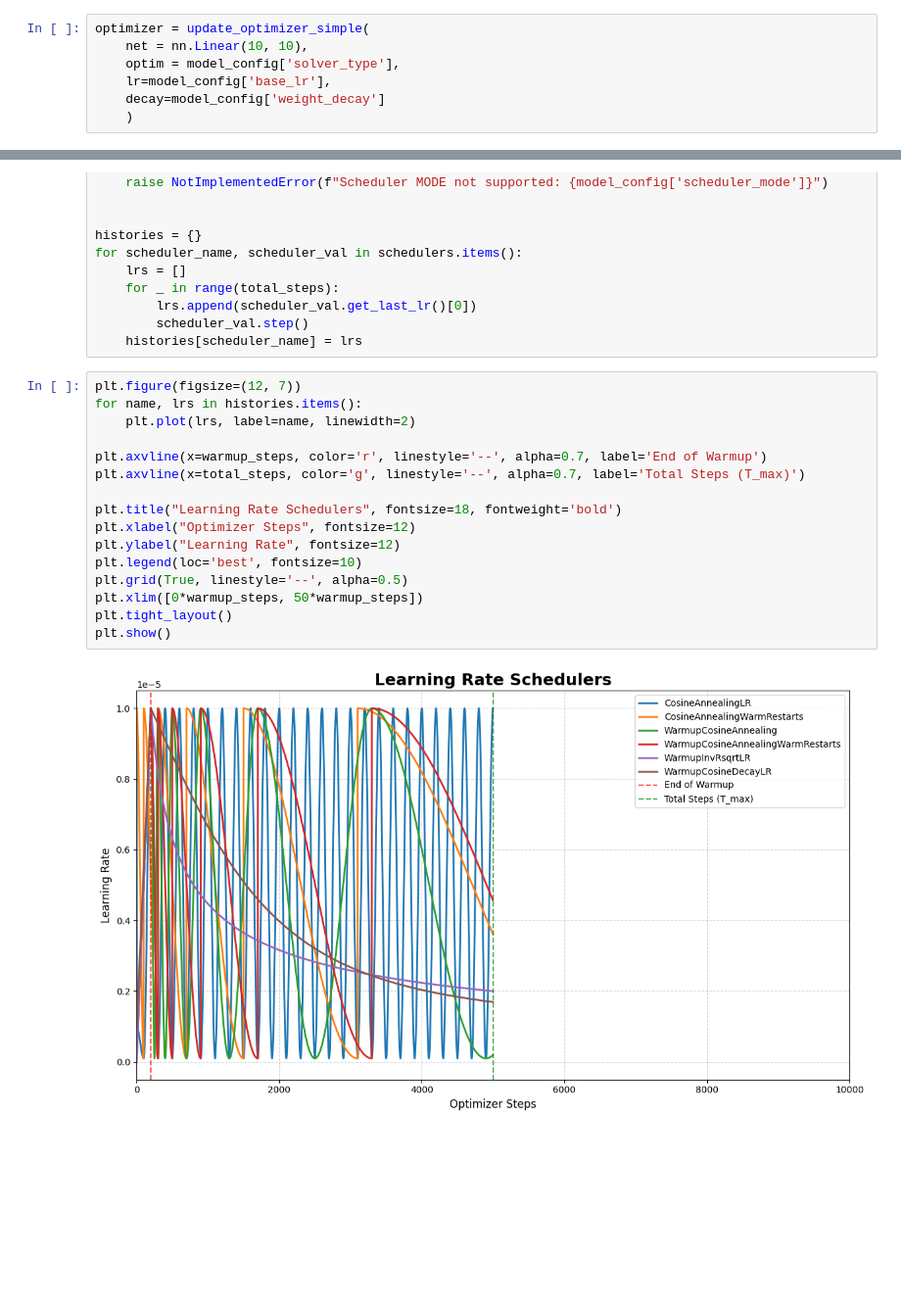
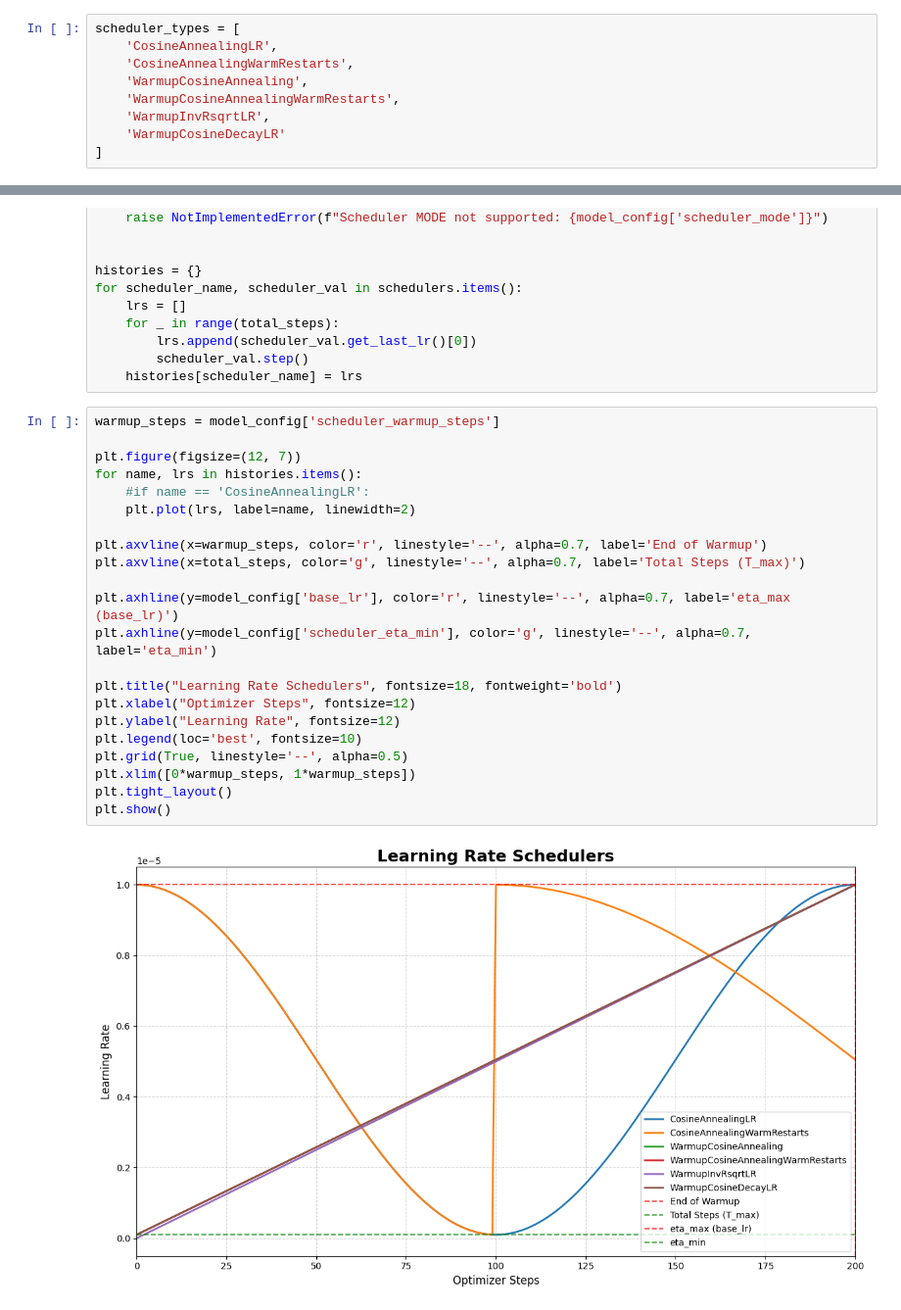
Before and after one commit to romangorbunov91/frequency-response-encoder, a Jupyter notebook: scheduler_test_nb.ipynb, the cells around one changed output, grey strips where cells are left out. Shown at 98% size. Cells and saved outputs as stored; diff of their text form; blank space fills up the shorter version.

```diff
--- a/scheduler_test_nb.ipynb
+++ b/scheduler_test_nb.ipynb
@@ -16,10 +16,12 @@ assert model_config_path.exists(), f"Config not found: {model_config_path}"
 with open(model_config_path, "r") as f:
     model_config = json.load(f)
 # %%
-optimizer = update_optimizer_simple(
-    net = nn.Linear(10, 10),
-    optim = model_config['solver_type'],
-    lr=model_config['base_lr'],
-    decay=model_config['weight_decay']
-    )
+scheduler_types = [
+    'CosineAnnealingLR',
+    'CosineAnnealingWarmRestarts',
+    'WarmupCosineAnnealing',
+    'WarmupCosineAnnealingWarmRestarts',
+    'WarmupInvRsqrtLR',
+    'WarmupCosineDecayLR'
+]
 # %%
@@ -99,20 +152,26 @@ for scheduler_name, scheduler_val in schedulers.items():
         scheduler_val.step()
     histories[scheduler_name] = lrs
 # %%
+warmup_steps = model_config['scheduler_warmup_steps']
+
 plt.figure(figsize=(12, 7))
 for name, lrs in histories.items():
+    #if name == 'CosineAnnealingLR':
     plt.plot(lrs, label=name, linewidth=2)
 
 plt.axvline(x=warmup_steps, color='r', linestyle='--', alpha=0.7, label='End of Warmup')
 plt.axvline(x=total_steps, color='g', linestyle='--', alpha=0.7, label='Total Steps (T_max)')
+
+plt.axhline(y=model_config['base_lr'], color='r', linestyle='--', alpha=0.7, label='eta_max (base_lr)')
+plt.axhline(y=model_config['scheduler_eta_min'], color='g', linestyle='--', alpha=0.7, label='eta_min')
 
 plt.title("Learning Rate Schedulers", fontsize=18, fontweight='bold')
 plt.xlabel("Optimizer Steps", fontsize=12)
 plt.ylabel("Learning Rate", fontsize=12)
 plt.legend(loc='best', fontsize=10)
 plt.grid(True, linestyle='--', alpha=0.5)
-plt.xlim([0*warmup_steps, 50*warmup_steps])
+plt.xlim([0*warmup_steps, 1*warmup_steps])
 plt.tight_layout()
 plt.show()
 # %% [output]
-[figure, old version]
+[figure, new version]
```
Also changed, not shown: parts of 1 cell of this notebook, 2 other files.
